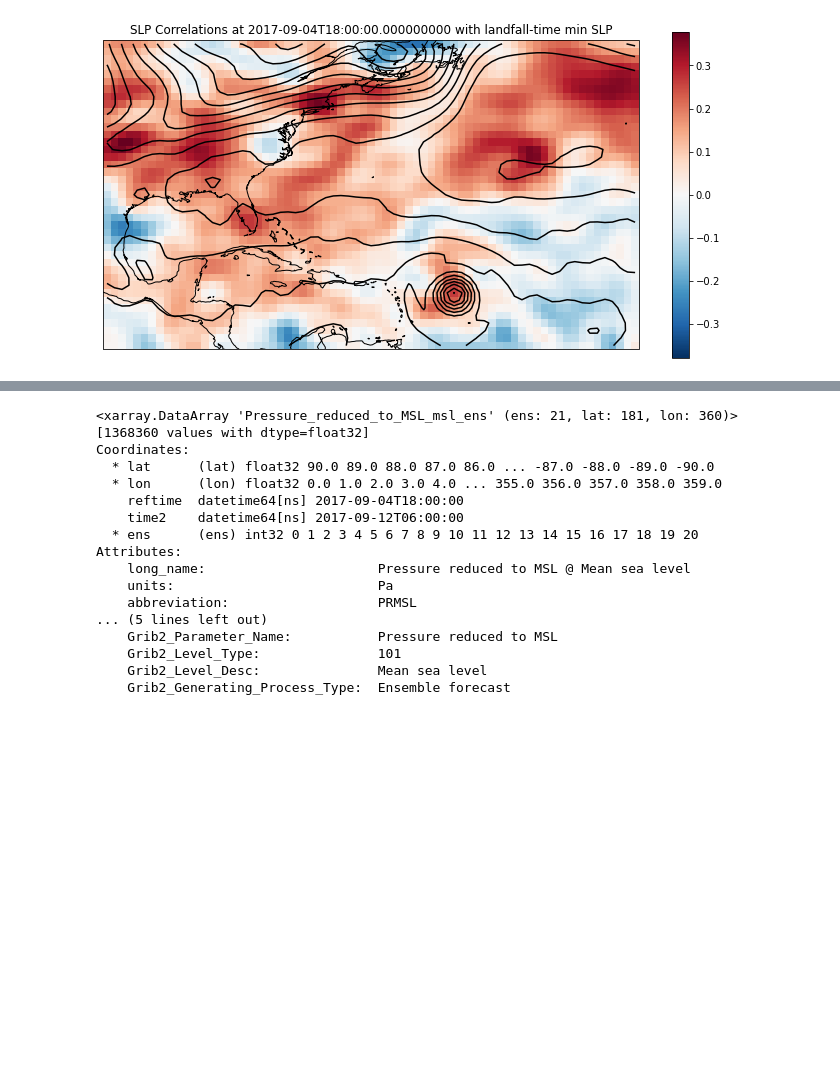
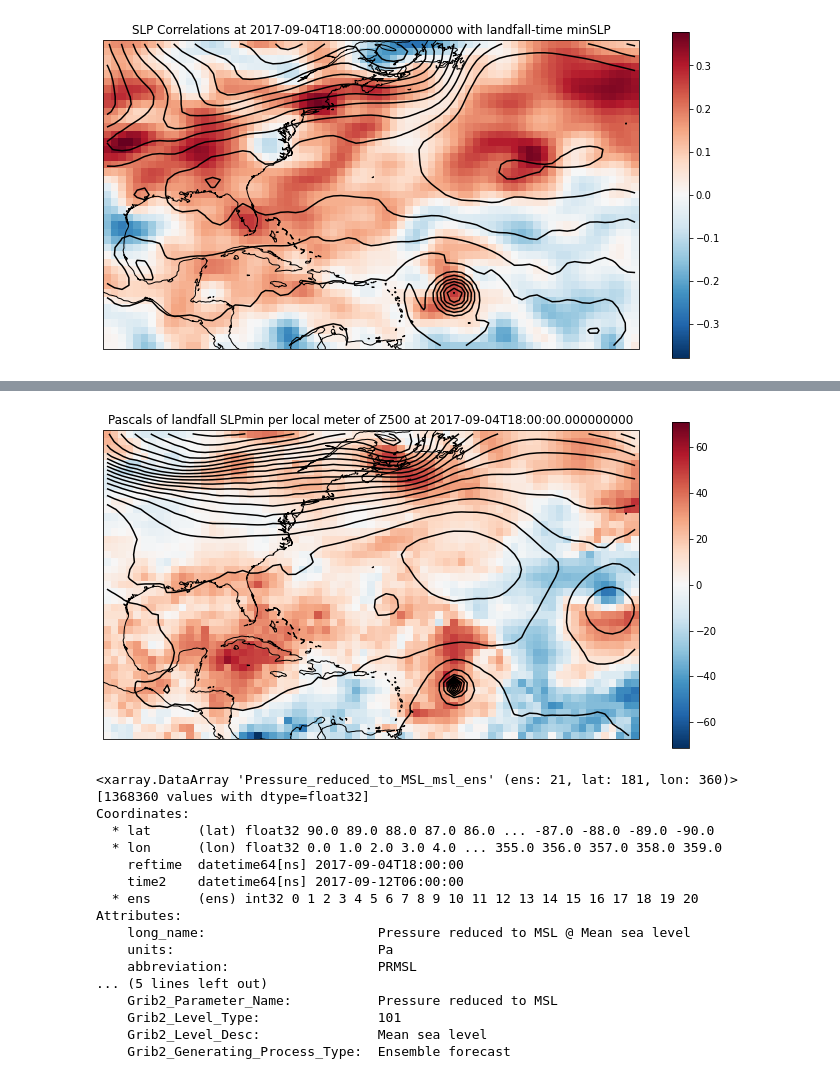
Before and after one commit to MPOcanes/MPO624_2022, a Jupyter notebook: Notebooks/Irma_Ensembles.ipynb, the cells around one changed output, grey strips where cells are left out. Cells and saved outputs as stored; diff of their text form; code cells hidden in the pictures; blank space fills up the shorter version.

```diff
--- a/Notebooks/Irma_Ensembles.ipynb
+++ b/Notebooks/Irma_Ensembles.ipynb
@@ -135,3 +189,20 @@ ax.set_title('SLP Correlations at '+str(SLPcor.time2[0].values)+' with landfall-
+# %%
+# use Pascal units for SLPmins
+SLPregZ = SLPcorZ * 100*np.std(SLPmins) / ds_der.Geopotential_height_isobaric_stdDev.sel(lon=slice(360-100,360-30), lat=slice(50,10), isobaric2=50000)
+# %%
+projection = ccrs.PlateCarree()
+f, ax = plt.subplots(subplot_kw=dict(projection=projection), figsize=[12,6])
+
+SLPregZ[0].plot(ax=ax)
+
+# Overplot ensemble mean SLP so we can interpret correlations
+Z500 = ds_der.Geopotential_height_isobaric_unweightedMean.sel(lon=slice(360-100,360-30), lat=slice(50,10), isobaric2=50000)
+Z500[0].plot.contour(colors='k',levels=23)
+ax.coastlines();
+
+ax.set_title('Pascals of landfall SLPmin per local meter of Z500 at '+str(pccor.time2[0].values));
+# %% [output]
+[figure, added]
 # %%
 # quick old looks at ensemble global SLP values from this dataset
 # and dataset metadata dumps
```
Also changed, not shown: parts of 7 cells of this notebook.
